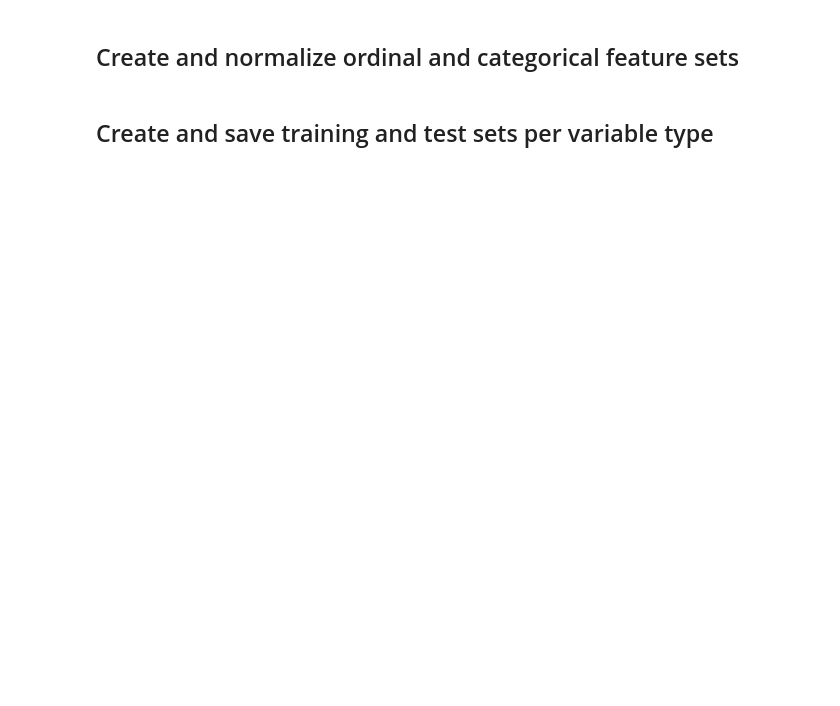
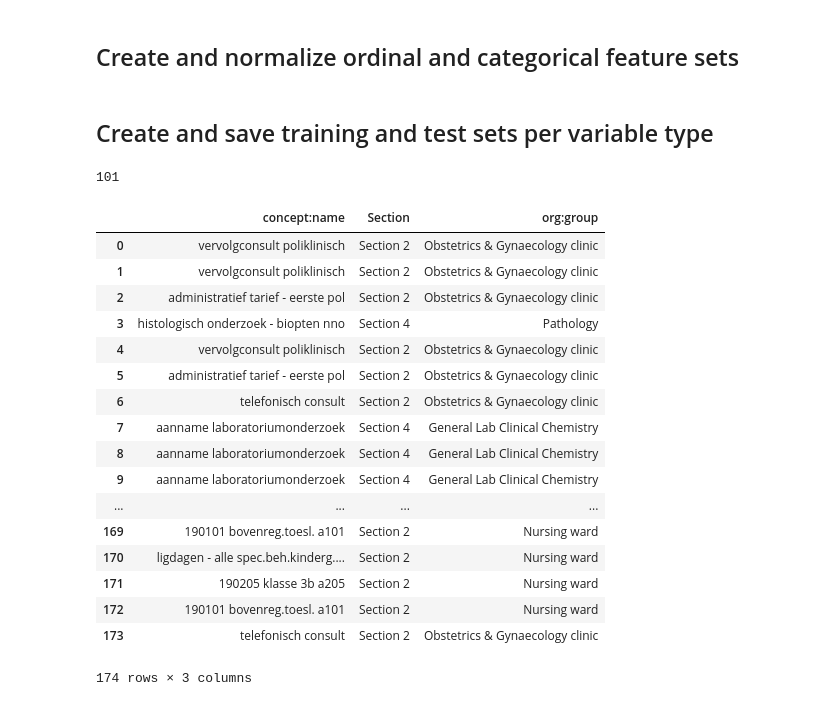
Before and after one commit to flxw/master-thesis, a Jupyter notebook: notebooks/bpic2011 preparation.ipynb, the cells around one changed output. Drawn from its saved outputs; the diff is of its cells as text; code cells hidden in the pictures; blank space fills up the shorter version.

Commit message:
Say hello to nice and clean model scripts

```diff
--- a/notebooks/bpic2011 preparation.ipynb
+++ b/notebooks/bpic2011 preparation.ipynb
@@ -74,10 +86,9 @@ traces = pickle.load(open(traces_picklepath, "rb"))
 # %% [markdown]
 ## Create complete feature set
 # %%
-# Set data types for columns that were not autodetected
-# for i in range(0,len(traces)):
-#     traces[i]["Specialism code"] = pd.to_numeric(traces[i]["Specialism code"], errors="ignore")
-#     traces[i]["Number of executions"] = pd.to_numeric(traces[i]["Number of executions"], errors="ignore")
+for i in range(0,len(traces)):
+    traces[i]["org:group"].fillna("NULL", inplace=True)
+    traces[i]["Section"].fillna("NULL", inplace=True)
 
 eventlog_df = pd.concat(traces, ignore_index=True)
 
@@ -231,19 +251,20 @@ target_traces = [None] * len(traces)
 # Concatenate all features into one feature dataframe per trace
 for i in range(0, len(traces)):
 
-    # Encode categorical features and normalize
-    for cf in categorical_feature_names:
-        final_traces[i][cf] = traces[i][cf].map(feature_dict[cf]['to_int'])
-        final_traces[i][cf] /= max(feature_dict[cf]['to_int'].values())
-
     # Create TARGET feature column by shifting target column
-    targets = final_traces[i][target_column].shift(-1).to_frame("TARGET")
+    targets = final_traces[i][target_column].shift(-1).map(feature_dict[target_column]['to_int']).to_frame("TARGET")
     targets.values[len(targets)-1] = feature_dict[target_column]['to_int'][eosmarker]
     target_traces[i] = pd.DataFrame(np_utils.to_categorical(targets, num_classes=n_target_classes, dtype='bool')).add_prefix("TARGET_")
 
+    # TODO move to network scripts...
+    # Encode categorical features and normalize
+#     for cf in categorical_feature_names:
+#         final_traces[i][cf] = traces[i][cf].map(feature_dict[cf]['to_int'])
+#         final_traces[i][cf] /= n_target_classes
+
     # Create separate dfs for ordinal and categorical traces
     ordinal_traces[i] = final_traces[i][ordinal_feature_names].astype(np.float32)
-    categorical_traces[i] = final_traces[i][categorical_feature_names].astype(np.float32)
+    categorical_traces[i] = final_traces[i][categorical_feature_names].astype(np.str)
 
 #     final_traces[i] = pd.concat([ordinal_trace,
 #                                  categorical_trace,
@@ -266,6 +287,31 @@ assert(len(ordinal_traces[0]) ==
        len(target_traces[0]) ==
        len(sp2_traces[0]) ==
        len(pf_traces[0]))
+# %%
+feature_dict['concept:name']['to_int']["histologisch onderzoek - biopten nno"]
+# %% [output]
+101
+# %%
+categorical_traces[3]
+# %% [output]
+|  | concept:name | Section | org:group |
+| 0 | vervolgconsult poliklinisch | Section 2 | Obstetrics & Gynaecology clinic |
+| 1 | vervolgconsult poliklinisch | Section 2 | Obstetrics & Gynaecology clinic |
+| 2 | administratief tarief - eerste pol | Section 2 | Obstetrics & Gynaecology clinic |
+| 3 | histologisch onderzoek - biopten nno | Section 4 | Pathology |
+| 4 | vervolgconsult poliklinisch | Section 2 | Obstetrics & Gynaecology clinic |
+| 5 | administratief tarief - eerste pol | Section 2 | Obstetrics & Gynaecology clinic |
+| 6 | telefonisch consult | Section 2 | Obstetrics & Gynaecology clinic |
+| 7 | aanname laboratoriumonderzoek | Section 4 | General Lab Clinical Chemistry |
+| 8 | aanname laboratoriumonderzoek | Section 4 | General Lab Clinical Chemistry |
+| 9 | aanname laboratoriumonderzoek | Section 4 | General Lab Clinical Chemistry |
+| ... | ... | ... | ... |
+| 169 | 190101 bovenreg.toesl. a101 | Section 2 | Nursing ward |
+| 170 | ligdagen - alle spec.beh.kinderg.... | Section 2 | Nursing ward |
+| 171 | 190205 klasse 3b a205 | Section 2 | Nursing ward |
+| 172 | 190101 bovenreg.toesl. a101 | Section 2 | Nursing ward |
+| 173 | telefonisch consult | Section 2 | Obstetrics & Gynaecology clinic |
+174 rows × 3 columns
 # %%
 def save_trace_dataset(dataset, purpose='categorical', ttype='test'):
     suffix = "_{0}_{1}.pickled".format(purpose, ttype)
```
Also changed, not shown: parts of 8 cells of this notebook, 3 other files.
